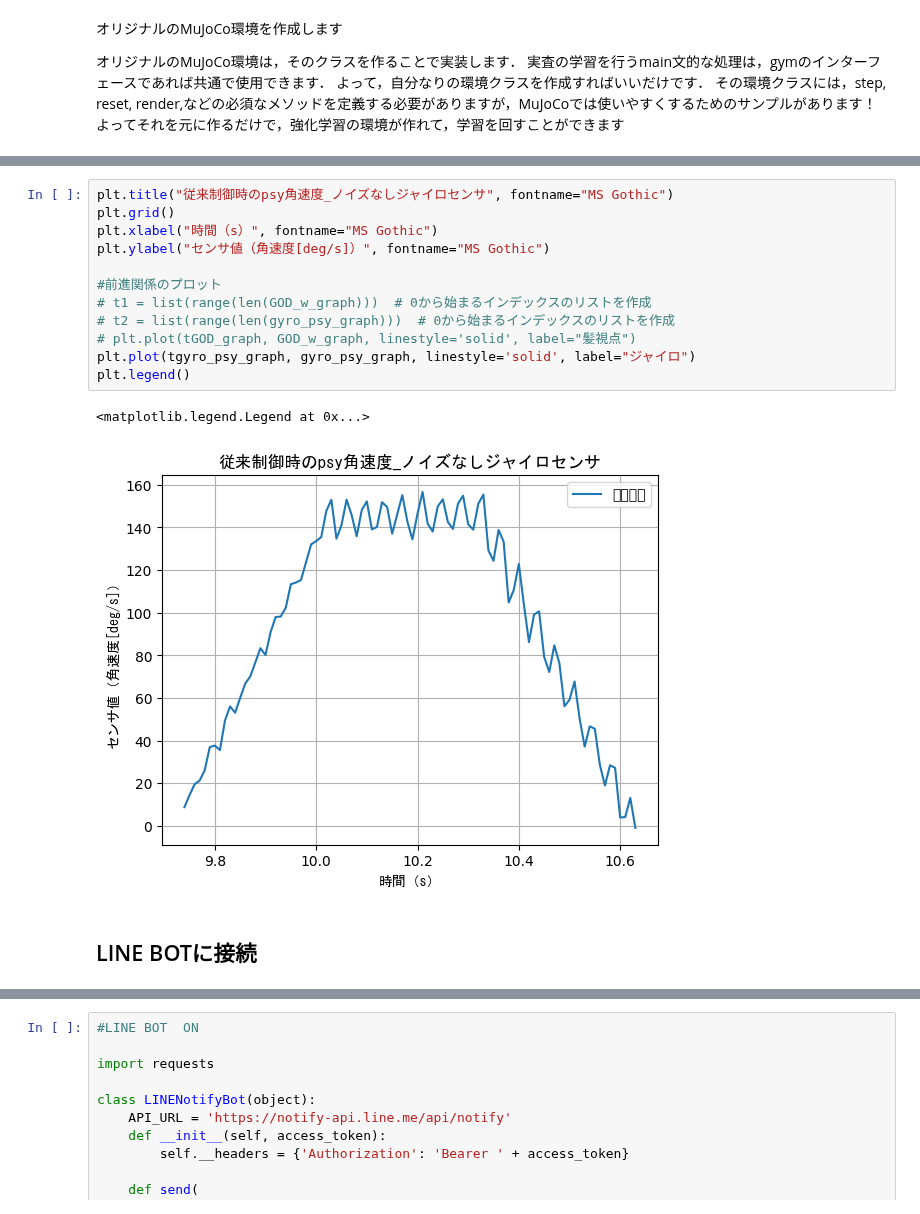
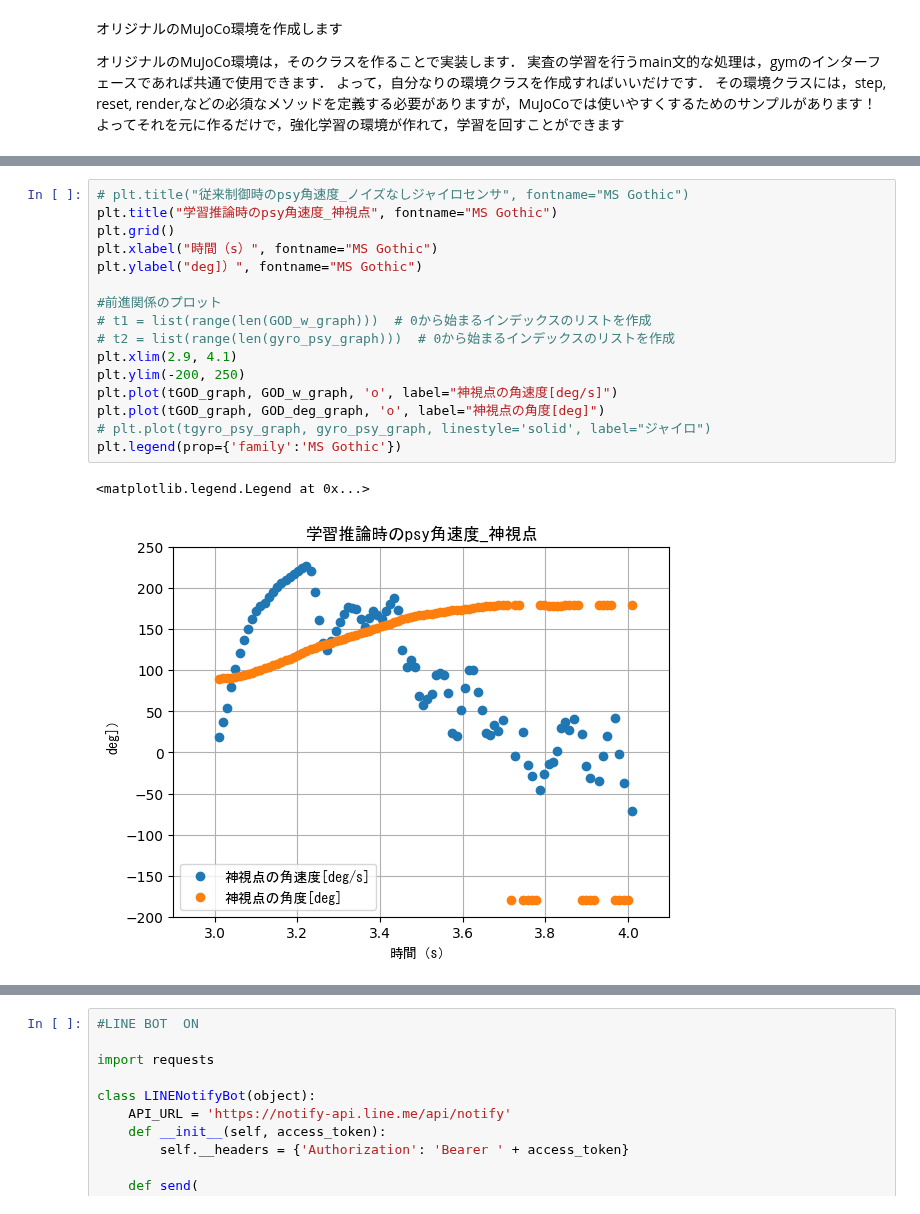
Before and after one commit to ShibuyaAtsushi/sibuya, a Jupyter notebook: gym/zigzag実験環境_右手できたときのデータ.ipynb, the cells around one changed output, grey strips where cells are left out. Cells and saved outputs as stored; diff of their text form.

```diff
--- a/gym/zigzag実験環境_右手できたときのデータ.ipynb
+++ b/gym/zigzag実験環境_右手できたときのデータ.ipynb
@@ -1129,17 +1154,19 @@ breakした
 # %%
-plt.title("従来制御時のpsy角速度_ノイズなしジャイロセンサ", fontname="MS Gothic")
+# plt.title("従来制御時のpsy角速度_ノイズなしジャイロセンサ", fontname="MS Gothic")
+plt.title("学習推論時のpsy角速度_神視点", fontname="MS Gothic")
 plt.grid()
 plt.xlabel("時間（s）", fontname="MS Gothic")
-plt.ylabel("センサ値（角速度[deg/s]）", fontname="MS Gothic")
+plt.ylabel("deg]）", fontname="MS Gothic")
 
 #前進関係のプロット
 # t1 = list(range(len(GOD_w_graph)))  # 0から始まるインデックスのリストを作成
 # t2 = list(range(len(gyro_psy_graph)))  # 0から始まるインデックスのリストを作成
-# plt.plot(tGOD_graph, GOD_w_graph, linestyle='solid', label="髪視点")
-plt.plot(tgyro_psy_graph, gyro_psy_graph, linestyle='solid', label="ジャイロ")
-plt.legend()
+plt.xlim(2.9, 4.1)
+plt.ylim(-200, 250)
+plt.plot(tGOD_graph, GOD_w_graph, 'o', label="神視点の角速度[deg/s]")
+plt.plot(tGOD_graph, GOD_deg_graph, 'o', label="神視点の角度[deg]")
+# plt.plot(tgyro_psy_graph, gyro_psy_graph, linestyle='solid', label="ジャイロ")
+plt.legend(prop={'family':'MS Gothic'})
 # %% [output]
 <matplotlib.legend.Legend at 0x...>
-[figure, old version]
+[figure, new version]
-# %% [markdown]
-## LINE BOTに接続
```
Also changed, not shown: parts of 10 cells of this notebook, 1 other file.
